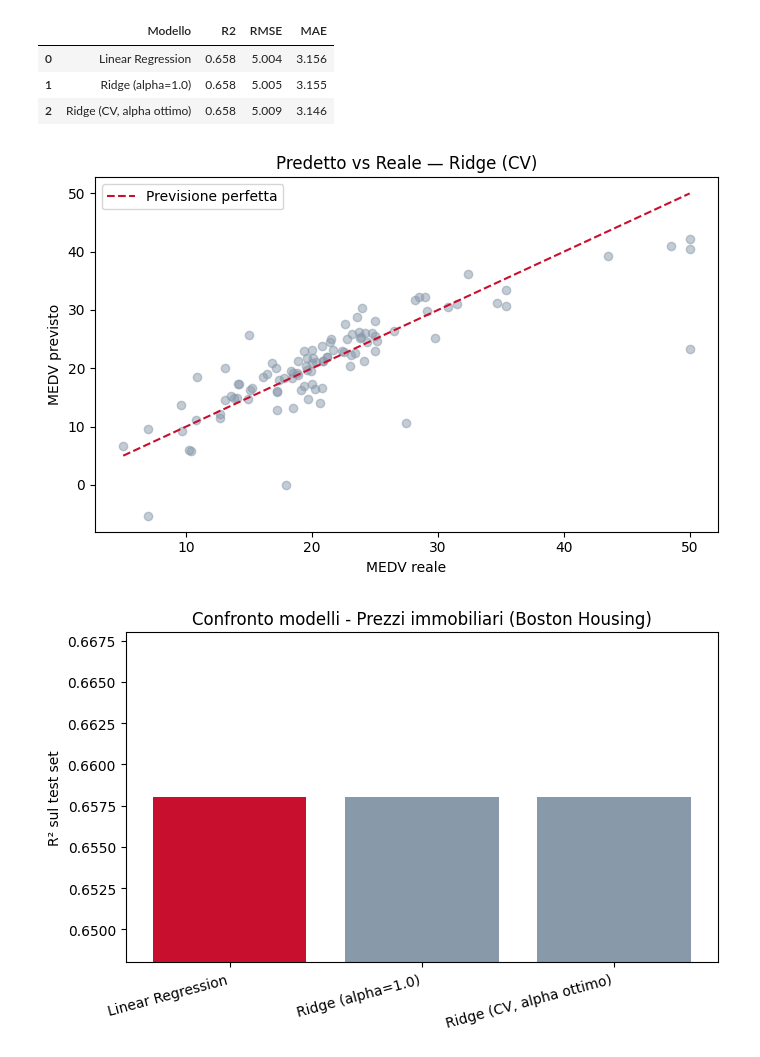
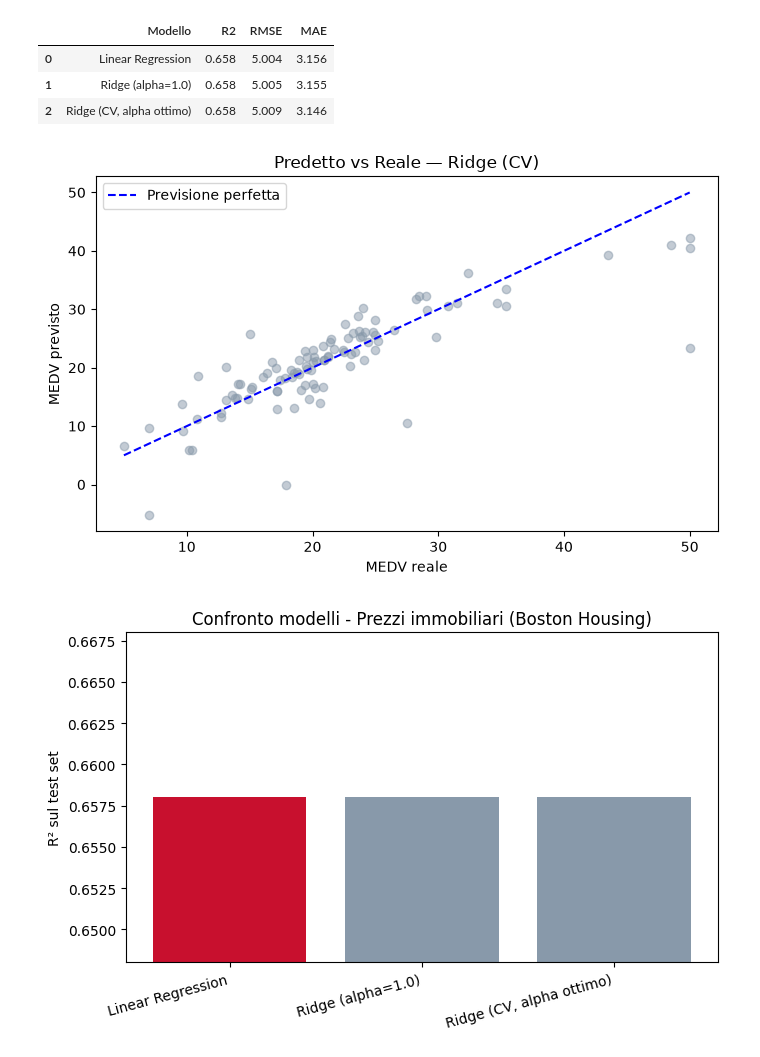
Before and after one commit to dafnebisceglia/Machine_Learning, a Jupyter notebook: ESAME FINALE/ml_final_exam_pulito.ipynb, the cells around one changed output. Cells and saved outputs as stored; diff of their text form; code cells hidden in the pictures.

```diff
--- a/ESAME FINALE/ml_final_exam_pulito.ipynb
+++ b/ESAME FINALE/ml_final_exam_pulito.ipynb
@@ -269,18 +272,18 @@ tabella
 # %%
 plt.figure()
 plt.scatter(y_test, y_pred_ridge_cv, alpha=0.5, color="#8899aa")
 
 lim = [y_test.min(), y_test.max()]
-plt.plot(lim, lim, color="#C8102E", linestyle="--", label="Previsione perfetta")
+plt.plot(lim, lim, color="blue", linestyle="--", label="Previsione perfetta")
 
 plt.xlabel("MEDV reale")
 plt.ylabel("MEDV previsto")
 plt.title("Predetto vs Reale — Ridge (CV)")
 plt.legend()
 plt.tight_layout()
 plt.show()
 # %% [output]
-[figure, old version]
+[figure, new version]
 # %%
 plt.figure()
 nomi, valori_r2 = tabella["Modello"], tabella["R2"]
```
Also changed, not shown: parts of 5 cells of this notebook.
